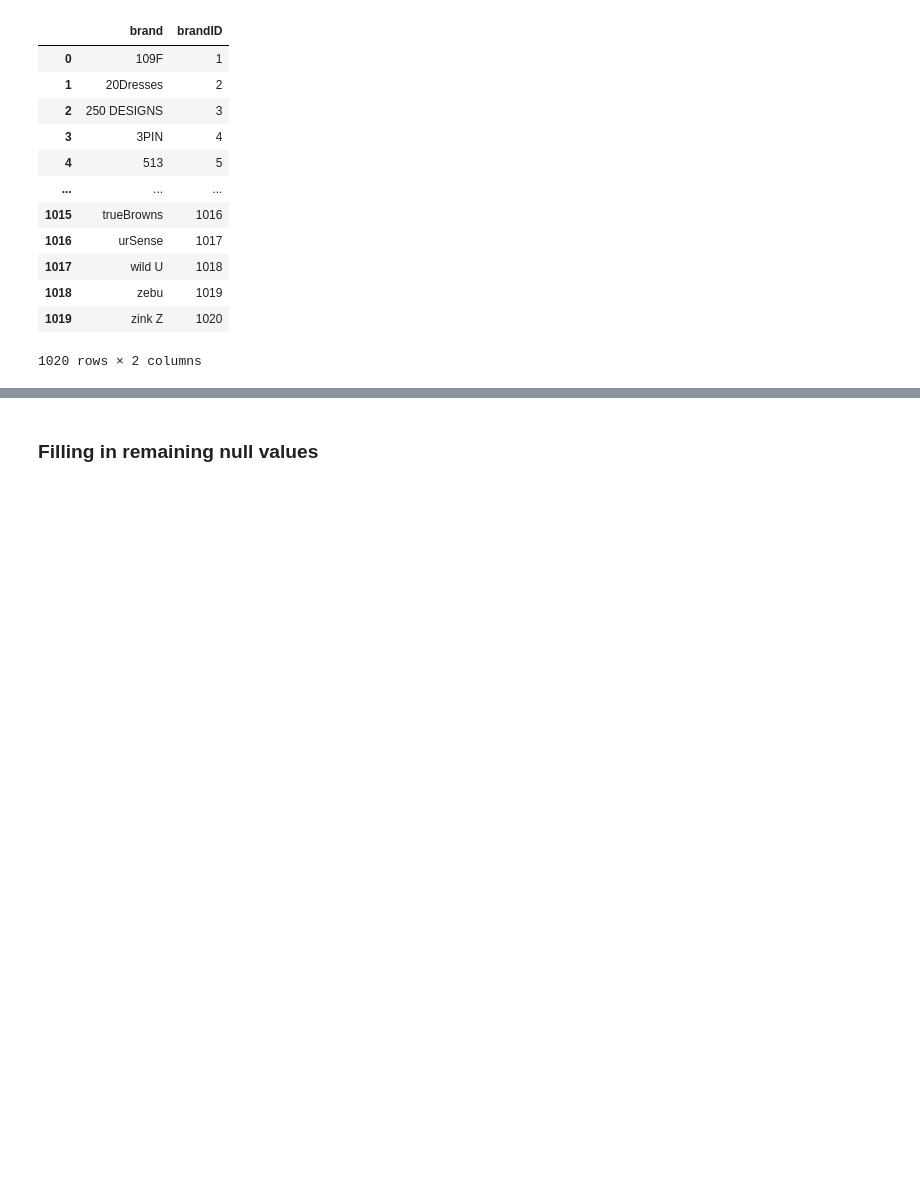
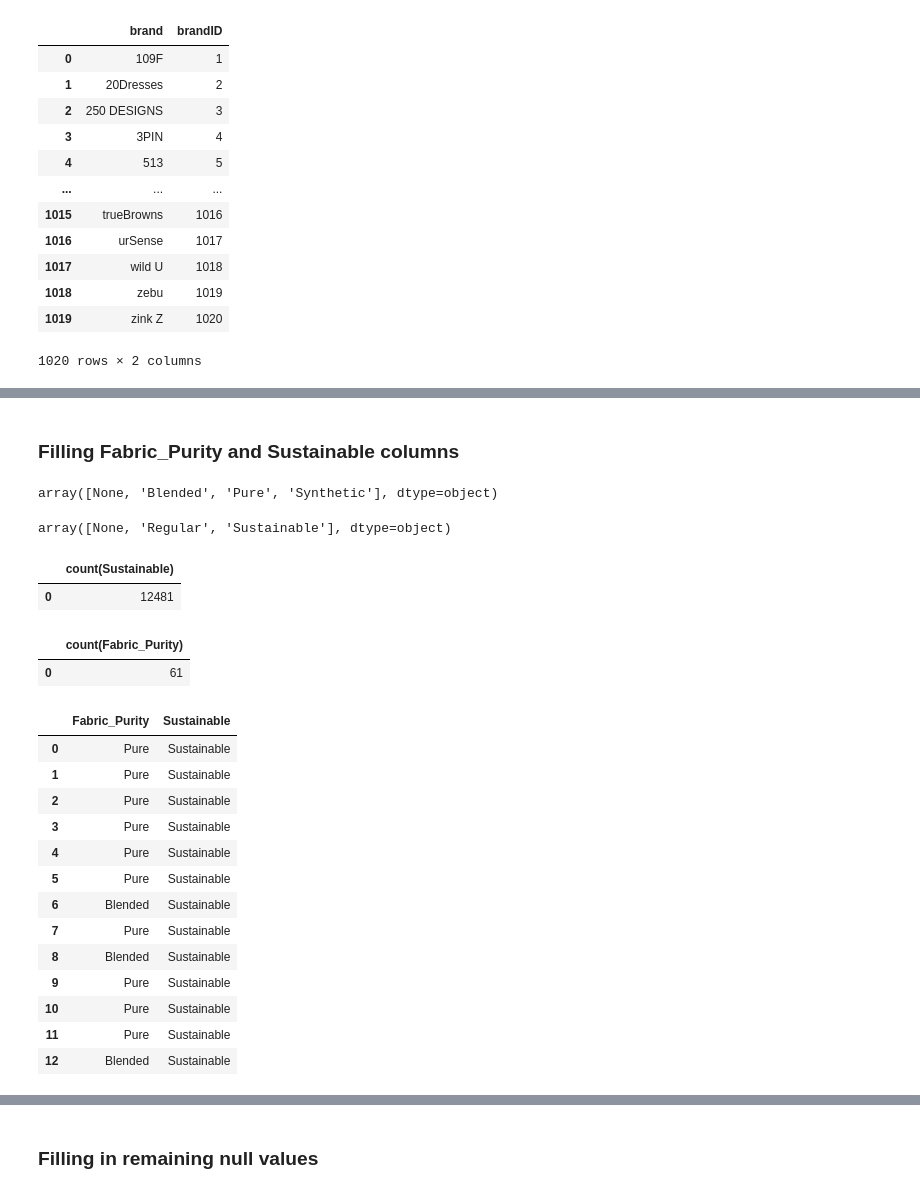
Before and after one commit to raccoonwithasword/big-data-assessment-2, a Jupyter notebook: DAT7015 Assessment 2.ipynb, the cells around one changed output, grey strips where cells are left out. Drawn from its saved outputs; the diff is of its cells as text; code cells hidden in the pictures; blank space fills up the shorter version.

```diff
--- a/DAT7015 Assessment 2.ipynb
+++ b/DAT7015 Assessment 2.ipynb
@@ -1017,0 +1003,37 @@ memory usage: 1.6+ MB
+# %% [markdown]
+### Filling Fabric_Purity and Sustainable columns
+# %%
+pd.unique(merged_dataset['Fabric_Purity'])
+# %% [output]
+array([None, 'Blended', 'Pure', 'Synthetic'], dtype=object)
+# %%
+pd.unique(merged_dataset['Sustainable'])
+# %% [output]
+array([None, 'Regular', 'Sustainable'], dtype=object)
+# %%
+sqldf("select count(Sustainable) from merged_dataset where Fabric_Purity is null and Sustainable is not null")
+# %% [output]
+|  | count(Sustainable) |
+| 0 | 12481 |
+# %%
+sqldf("select count(Fabric_Purity) from merged_dataset where Fabric_Purity is not null and Sustainable is null")
+# %% [output]
+|  | count(Fabric_Purity) |
+| 0 | 61 |
+# %%
+sqldf("select Fabric_Purity, Sustainable from merged_dataset where Sustainable ='Sustainable' and Fabric_Purity is not null")
+# %% [output]
+|  | Fabric_Purity | Sustainable |
+| 0 | Pure | Sustainable |
+| 1 | Pure | Sustainable |
+| 2 | Pure | Sustainable |
+| 3 | Pure | Sustainable |
+| 4 | Pure | Sustainable |
+| 5 | Pure | Sustainable |
+| 6 | Blended | Sustainable |
+| 7 | Pure | Sustainable |
+| 8 | Blended | Sustainable |
+| 9 | Pure | Sustainable |
+| 10 | Pure | Sustainable |
+| 11 | Pure | Sustainable |
+| 12 | Blended | Sustainable |
```
Also changed, not shown: parts of 151 cells of this notebook.
